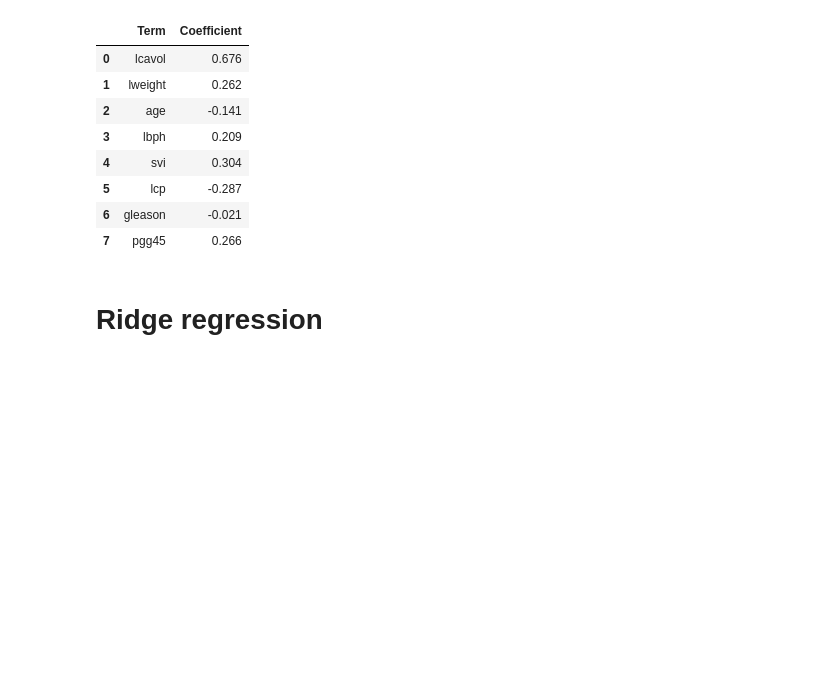
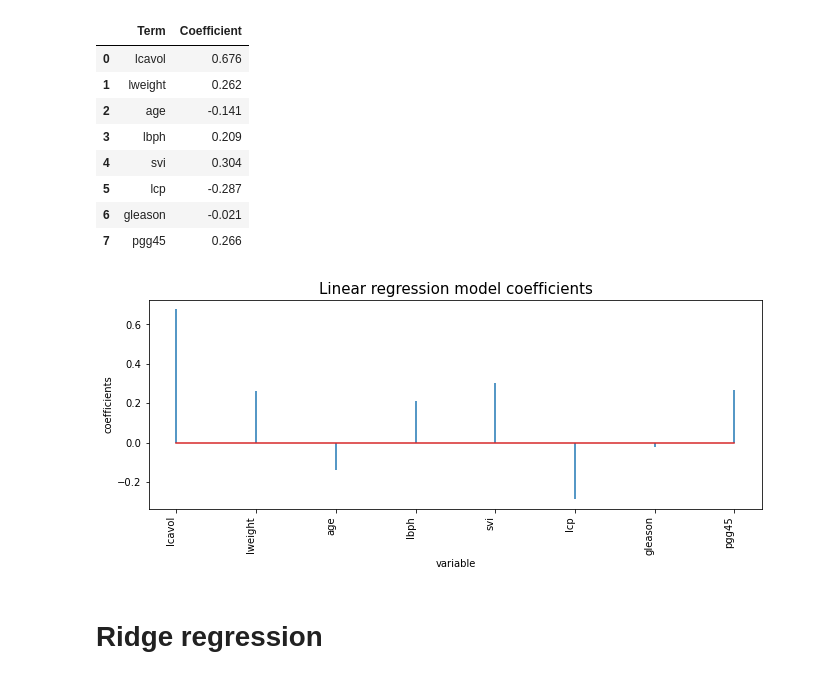
Before and after one commit to s6emschw/RM-project, a Jupyter notebook: Real_data_application.ipynb, the cells around one changed output. Cells and saved outputs as stored; diff of their text form; code cells hidden in the pictures; blank space fills up the shorter version.

```diff
--- a/Real_data_application.ipynb
+++ b/Real_data_application.ipynb
@@ -168,6 +188,23 @@ table_coefficients(lm_reg.coef_, 3)
 | 5 | lcp | -0.287 |
 | 6 | gleason | -0.021 |
 | 7 | pgg45 | 0.266 |
+# %%
+def plot_model_coefficients(coefficients, reg_type):
+    df_lm_coefficients = pd.DataFrame(
+                            {'predictor': X_train.columns,
+                             'coef': coefficients.flatten()}
+                      )
+
+    fig, ax = plt.subplots(figsize=(11, 3.84))
+    ax.stem(df_lm_coefficients.predictor, df_lm_coefficients.coef, markerfmt=' ')
+    plt.xticks(rotation=90, ha='right', size=10)
+    ax.set_xlabel('variable')
+    ax.set_ylabel('coefficients')
+    plt.title(f"{reg_type} model coefficients", fontsize = 15);
+# %%
+plot_model_coefficients(lm_reg.coef_, "Linear regression")
+# %% [output]
+[figure, added]
 # %% [markdown]
 # Ridge regression
 # %% [markdown]
```
Also changed, not shown: parts of 18 cells of this notebook.
